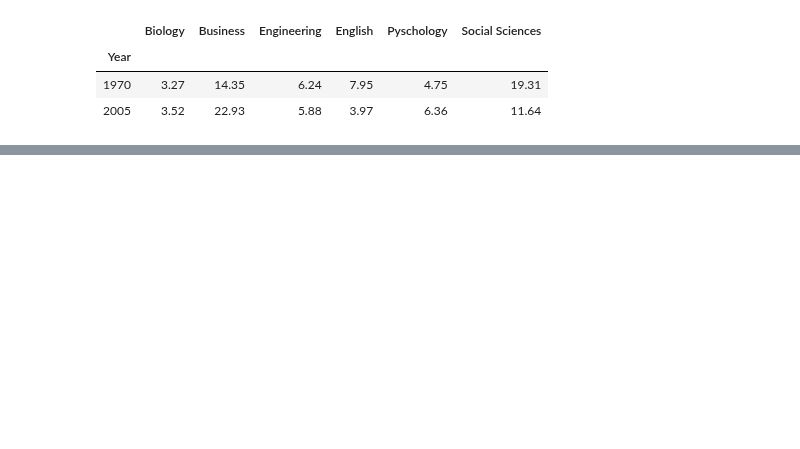
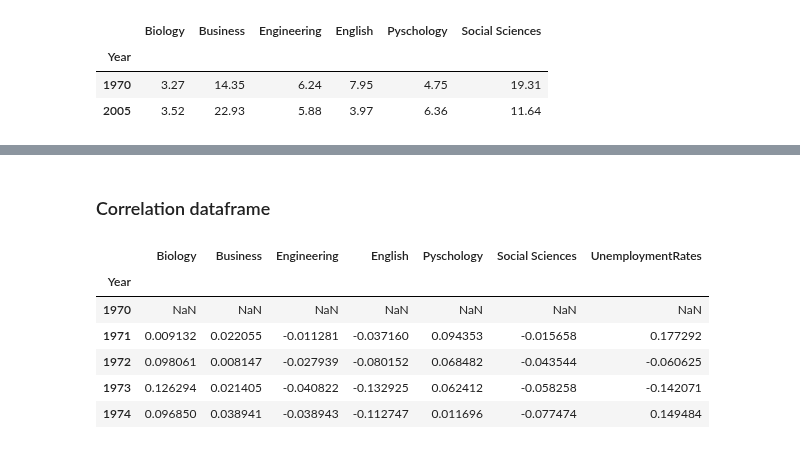
Before and after one commit to COGS108/group027, a Jupyter notebook: FinalProject.ipynb, the cells around one changed output, grey strips where cells are left out. Saved outputs shown, nothing was run; the diff lists cells and outputs as text; code cells hidden in the pictures; blank space fills up the shorter version.

```diff
--- a/FinalProject.ipynb
+++ b/FinalProject.ipynb
@@ -437,0 +435,14 @@ scatter_matrix = scatter_matrix( six_majors, figsize  = [13, 13], )
+# %% [markdown]
+### Correlation dataframe
+# %%
+#convert the data to instantaneous rate
+df_corr = np.log(df_matrix).diff()
+df_corr.head()
+# %% [output]
+|  | Biology | Business | Engineering | English | Pyschology | Social Sciences | UnemploymentRates |
+| Year |  |  |  |  |  |  |  |
+| 1970 | NaN | NaN | NaN | NaN | NaN | NaN | NaN |
+| 1971 | 0.009132 | 0.022055 | -0.011281 | -0.037160 | 0.094353 | -0.015658 | 0.177292 |
+| 1972 | 0.098061 | 0.008147 | -0.027939 | -0.080152 | 0.068482 | -0.043544 | -0.060625 |
+| 1973 | 0.126294 | 0.021405 | -0.040822 | -0.132925 | 0.062412 | -0.058258 | -0.142071 |
+| 1974 | 0.096850 | 0.038941 | -0.038943 | -0.112747 | 0.011696 | -0.077474 | 0.149484 |
```
Also changed, not shown: parts of 9 cells of this notebook.
